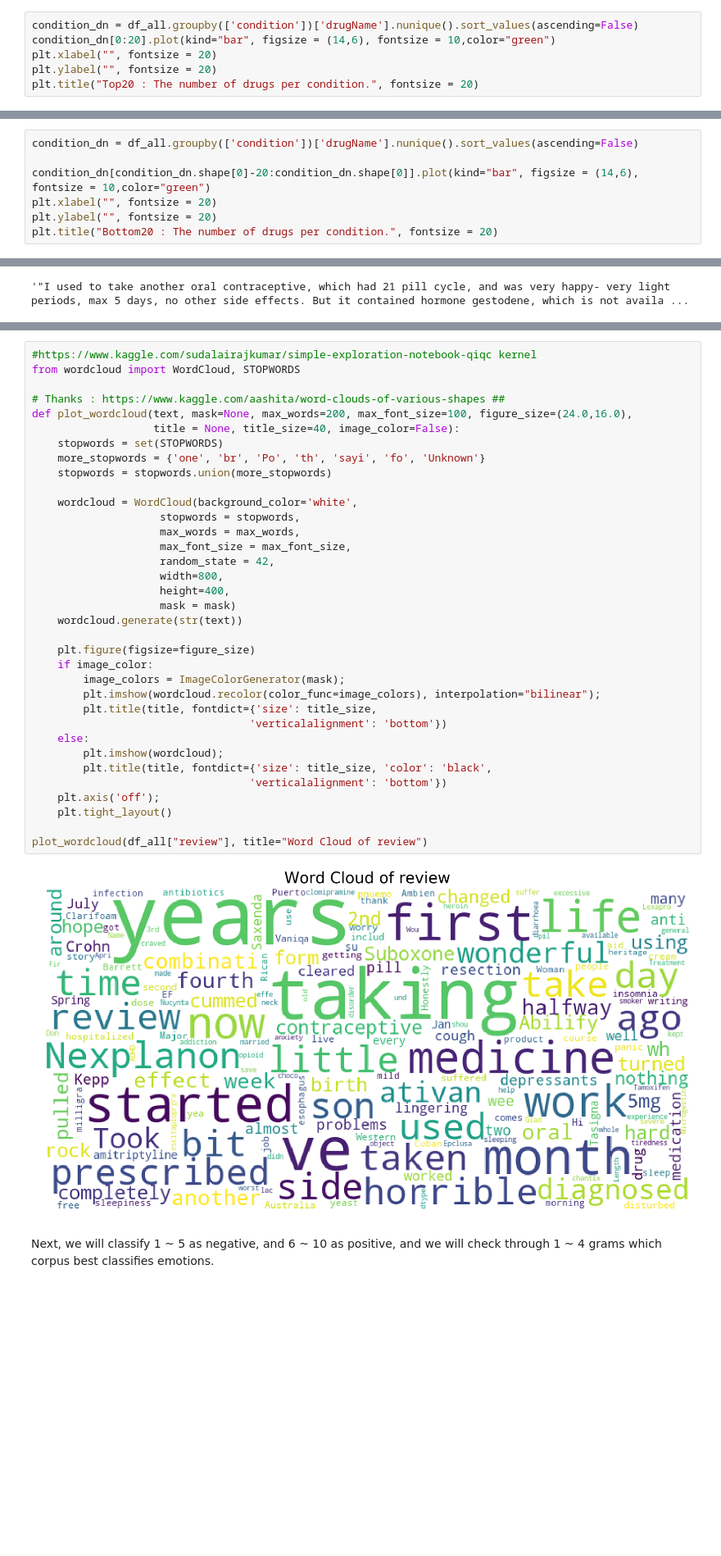
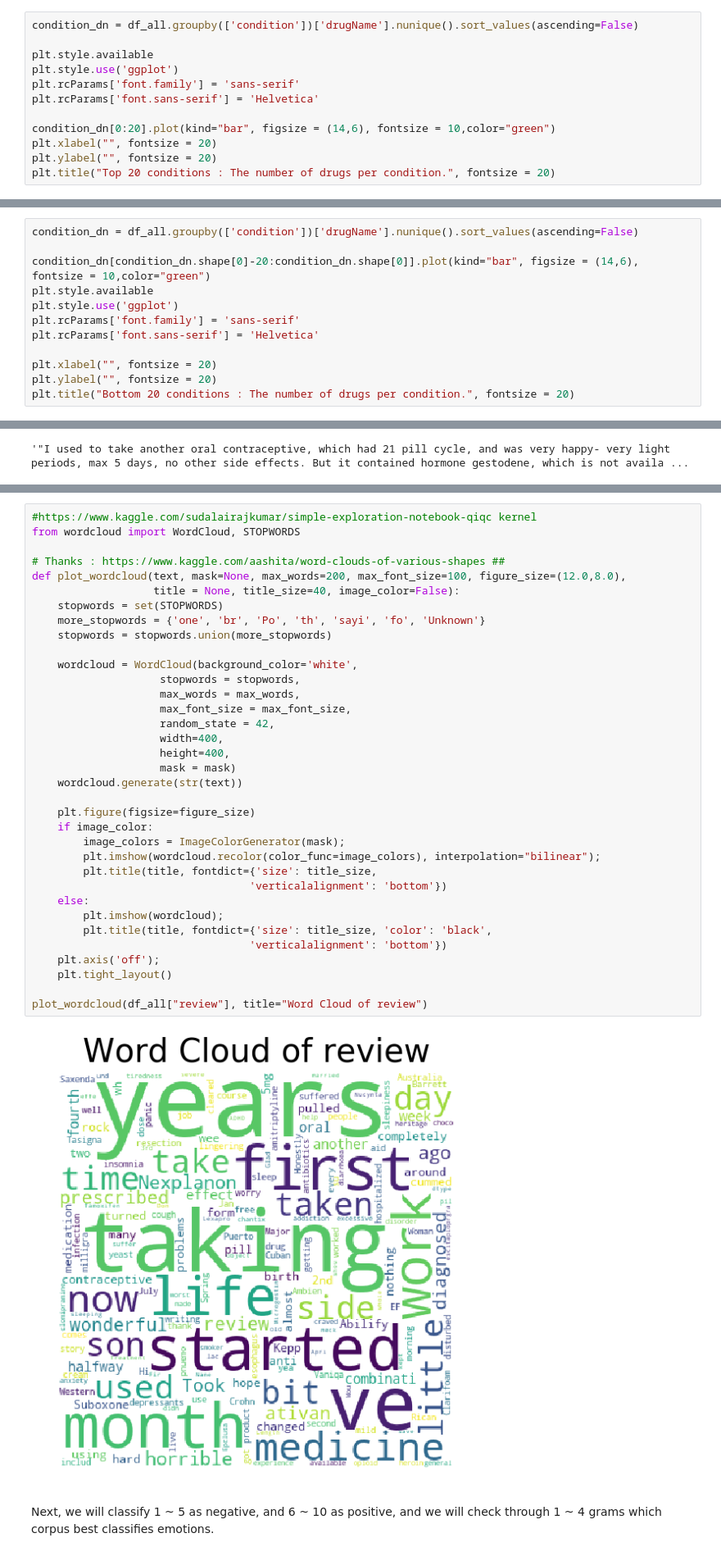
Before and after one commit to Coding-Collective/Personalized-Treatment-Recommendation, a Jupyter notebook: personalized-treatment-recommendation.ipynb, the cells around one changed output, grey strips where cells are left out. Shown at 82% size. Drawn from its saved outputs; the diff is of its cells as text; blank space fills up the shorter version.

```diff
--- a/personalized-treatment-recommendation.ipynb
+++ b/personalized-treatment-recommendation.ipynb
@@ -94,8 +106,14 @@ DrugName is closely related to condition, so we have analyzed them together. The
 df_all = pd.concat([df_train,df_test])
 # %%
 condition_dn = df_all.groupby(['condition'])['drugName'].nunique().sort_values(ascending=False)
+
+plt.style.available
+plt.style.use('ggplot')
+plt.rcParams['font.family'] = 'sans-serif'
+plt.rcParams['font.sans-serif'] = 'Helvetica'
+
 condition_dn[0:20].plot(kind="bar", figsize = (14,6), fontsize = 10,color="green")
 plt.xlabel("", fontsize = 20)
 plt.ylabel("", fontsize = 20)
-plt.title("Top20 : The number of drugs per condition.", fontsize = 20)
+plt.title("Top 20 conditions : The number of drugs per condition.", fontsize = 20)
 # %% [output]
@@ -118,7 +133,12 @@ The following are the low 20 conditions of 'drugs per condition'. As you can see
 condition_dn = df_all.groupby(['condition'])['drugName'].nunique().sort_values(ascending=False)
 
 condition_dn[condition_dn.shape[0]-20:condition_dn.shape[0]].plot(kind="bar", figsize = (14,6), fontsize = 10,color="green")
+plt.style.available
+plt.style.use('ggplot')
+plt.rcParams['font.family'] = 'sans-serif'
+plt.rcParams['font.sans-serif'] = 'Helvetica'
+
 plt.xlabel("", fontsize = 20)
 plt.ylabel("", fontsize = 20)
-plt.title("Bottom20 : The number of drugs per condition.", fontsize = 20)
+plt.title("Bottom 20 conditions : The number of drugs per condition.", fontsize = 20)
 # %% [output]
@@ -145,38 +169,38 @@ Next up, it's Word Cloud.
 from wordcloud import WordCloud, STOPWORDS
 
 # Thanks : https://www.kaggle.com/aashita/word-clouds-of-various-shapes ##
-def plot_wordcloud(text, mask=None, max_words=200, max_font_size=100, figure_size=(24.0,16.0),
+def plot_wordcloud(text, mask=None, max_words=200, max_font_size=100, figure_size=(12.0,8.0),
                    title = None, title_size=40, image_color=False):
     stopwords = set(STOPWORDS)
     more_stopwords = {'one', 'br', 'Po', 'th', 'sayi', 'fo', 'Unknown'}
     stopwords = stopwords.union(more_stopwords)
 
     wordcloud = WordCloud(background_color='white',
                     stopwords = stopwords,
                     max_words = max_words,
                     max_font_size = max_font_size,
                     random_state = 42,
-                    width=800,
+                    width=400,
                     height=400,
                     mask = mask)
     wordcloud.generate(str(text))
 
     plt.figure(figsize=figure_size)
     if image_color:
         image_colors = ImageColorGenerator(mask);
         plt.imshow(wordcloud.recolor(color_func=image_colors), interpolation="bilinear");
         plt.title(title, fontdict={'size': title_size,
                                   'verticalalignment': 'bottom'})
     else:
         plt.imshow(wordcloud);
         plt.title(title, fontdict={'size': title_size, 'color': 'black',
                                   'verticalalignment': 'bottom'})
     plt.axis('off');
     plt.tight_layout()
 
 plot_wordcloud(df_all["review"], title="Word Cloud of review")
 # %% [output]
-[figure, old version]
+[figure, new version]
 # %% [markdown]
 Next, we will classify 1 ~ 5 as negative, and 6 ~ 10 as positive, and we will check through 1 ~ 4 grams which corpus best classifies emotions.
 # %%
```
Also changed, not shown: parts of 43 cells of this notebook.
